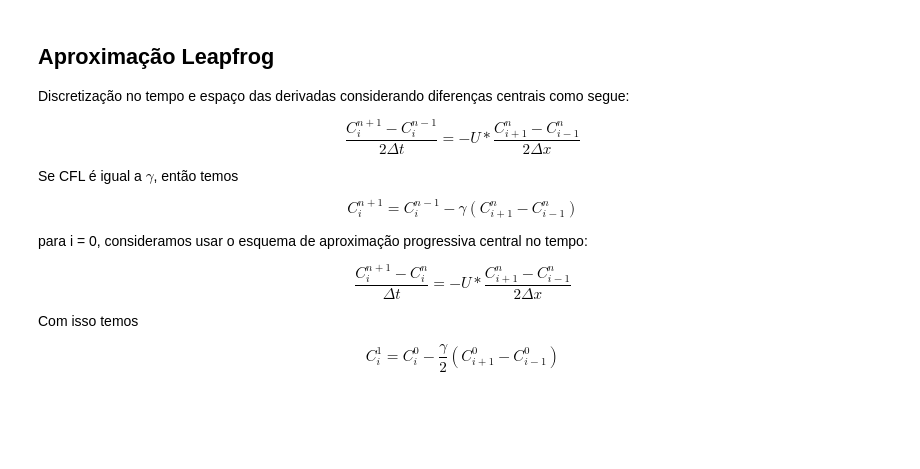
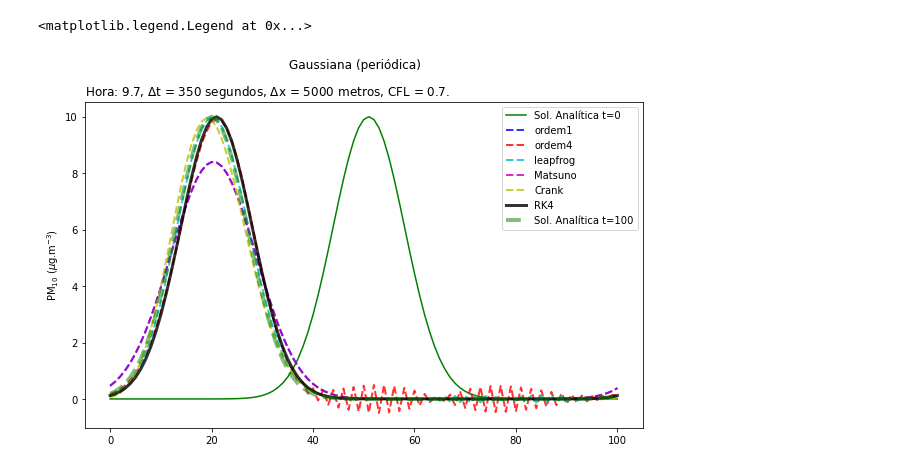
Before and after one commit to adelgadop/Modelagem, a Jupyter notebook: Exercicio_1/Advection.ipynb, the cells around one changed output. Drawn from its saved outputs; the diff is of its cells as text; code cells hidden in the pictures; blank space fills up the shorter version.

```diff
--- a/Exercicio_1/Advection.ipynb
+++ b/Exercicio_1/Advection.ipynb
@@ -67,25 +1,49 @@ fig2gif(Nt, dP, dt, CFL, C_ref, c, ylabel, aprox, nr, cond_front, fun)
-# %% [markdown]
-## Aproximação Leapfrog
-Discretização no tempo e espaço das derivadas considerando diferenças centrais como segue:
-
-$$
-\frac{C^{n+1}_i - C^{n-1}_i}{2\Delta t} = -U*\frac{C^n_{i+1} - C^n_{i-1}}{2\Delta x}
-$$
-
-Se CFL é igual a $\gamma$, então temos
-
-$$
-C^{n+1}_i = C^{n-1}_i - \gamma(C^n_{i+1} - C^n_{i-1})
-$$
-
-para i = 0, consideramos usar o esquema de aproximação progressiva central no tempo:
-
-$$
-\frac{C^{n+1}_i - C^{n}_i}{\Delta t} = -U*\frac{C^n_{i+1} - C^n_{i-1}}{2\Delta x}
-$$
-
-Com isso temos
-
-$$
-C^{1}_i = C^{0}_i - \frac{\gamma}{2}(C^0_{i+1} - C^0_{i-1})
-$$
+# %%
+import numpy as np
+import matplotlib.pyplot as plt
+import imageio.v2 as imageio
+import os
+from matplotlib import animation, rc
+from functions import *
+
+# Condições do exercício
+# ----------------------
+Nx, dx, Nt, dt, U  = 101, 5000, 101, 350, 10,
+hora = round((Nt-1)*dt/3600,1)
+x, _ = np.linspace(0, (Nx-1)*5000, Nx, retstep = True)
+t, _ = np.linspace(0, (Nt-1)*dt, Nt, retstep = True)
+CFL     = U*dt/dx       # Courant number  CFL = 1, dt = 500
+n, nr =  100, 10
+ylabel =  "PM$_{10}$ ($\mu$g.m$^{-3}$)"
+
+# Função (Gaussiana, Retângulo),
+# Cproximação (ordem1, ordem4, leapfrog, Matsuno, Crank, RK4)
+# Contorno (fixa, periódica, radiacional)
+# --------------------------------------
+fun         =  "Gaussiana"          # Gaussiana, Retângulo
+cond_front  =  "periódica"          # fixa, periódica, radiacional
+aproximations = {'ordem1':"b", 'ordem4':"r", 'leapfrog':"c",
+                'Matsuno':"m", 'Crank':"y", 'RK4':"k"}
+
+C_ref = sol_analytical(fun, x, U, Nx, Nt, nr, dt, t)
+Gaus_10 = {}
+
+fig, ax = plt.subplots(figsize=(10,6))
+ax.plot(C_ref[:,0], color='g', label="Sol. Analítica t=0")
+for aprox, col in aproximations.items():
+    Gaus_10[aprox] = sol_num(aprox, cond_front, fun, CFL, nr, Nx, Nt, x, dx, U, t, dt)
+    if aprox == "RK4":
+        ax.plot(Gaus_10[aprox][:, n], label=aprox, color=col, alpha=.8, lw=3)
+    else:
+        ax.plot(Gaus_10[aprox][:, n], label=aprox, color=col, alpha=.8, lw=2,linestyle='dashed')
+
+ax.plot(C_ref[:,n], color='g', label=f"Sol. Analítica t={n}", lw=4, alpha=.5, linestyle="dashed")
+ax.set_ylabel(ylabel)
+ax.set_title(f"Hora: {round((n*dt/3600),1)}, $\Delta$t = {dt} segundos, $\Delta$x = {dx} metros, CFL = {CFL}.",loc='left')
+plt.suptitle(fun+f" ({cond_front})")
+ax.legend()
+#fig.savefig("fig/" + fun[:3] + "_all_" + cond_front[:3] +"_" + str(hora) +".png",
+#               dpi = 300, bbox_inches='tight', facecolor='w')
+# %% [output]
+<matplotlib.legend.Legend at 0x...>
+[figure, added]
```
Also changed, not shown: parts of 6 cells of this notebook, 17 other files.
